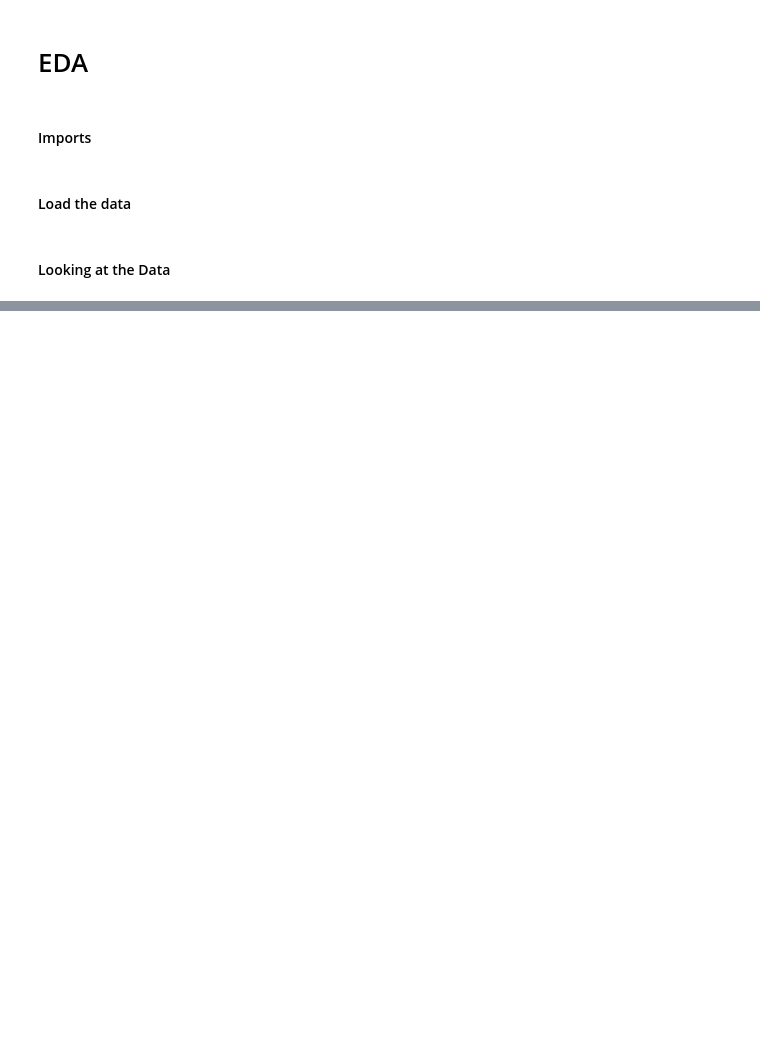
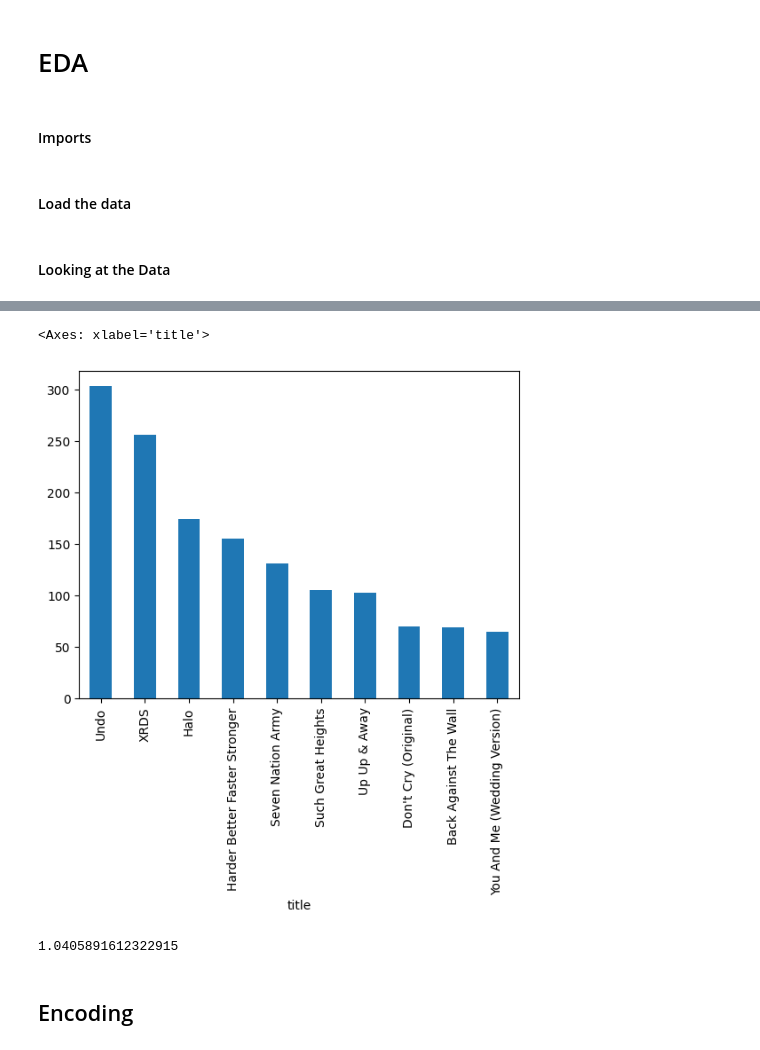
Before and after one commit to Joseph-233/music-recommendation, a Jupyter notebook: spotify_reco/eda/main.ipynb, the cells around one changed output, grey strips where cells are left out. Saved outputs shown, nothing was run; the diff lists cells and outputs as text; code cells hidden in the pictures; blank space fills up the shorter version.

```diff
--- a/spotify_reco/eda/main.ipynb
+++ b/spotify_reco/eda/main.ipynb
@@ -132,0 +273,11 @@ df
+# %%
+df.groupby('title')['play_count'].sum().sort_values(ascending=False).head(10).plot(kind='bar')
+# %% [output]
+<Axes: xlabel='title'>
+[figure, added]
+# %%
+df.groupby('user')['play_count'].sum().mean()
+# %% [output]
+1.0405891612322915
+# %% [markdown]
+## Encoding
```
Also changed, not shown: parts of 42 cells of this notebook, 1 other file.
